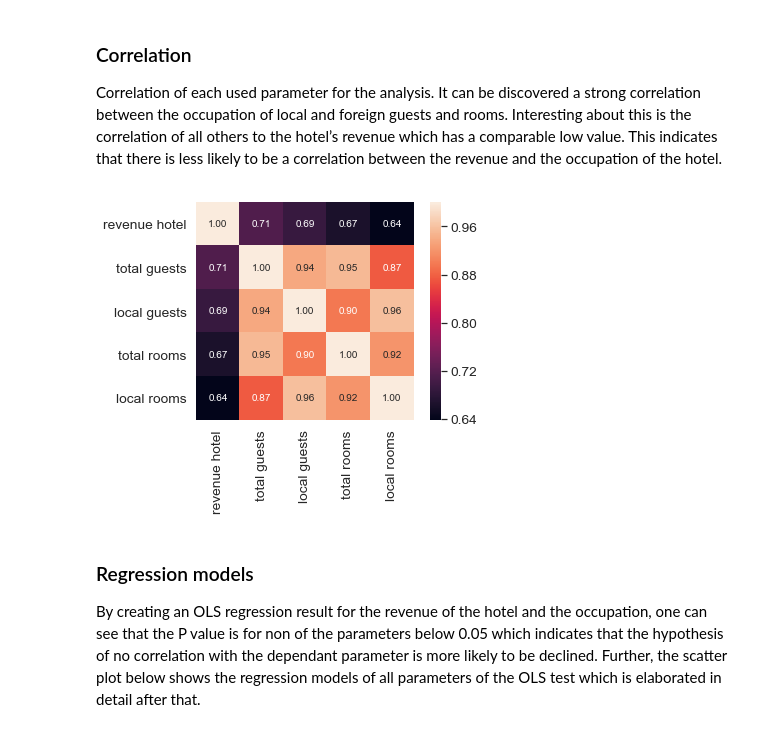
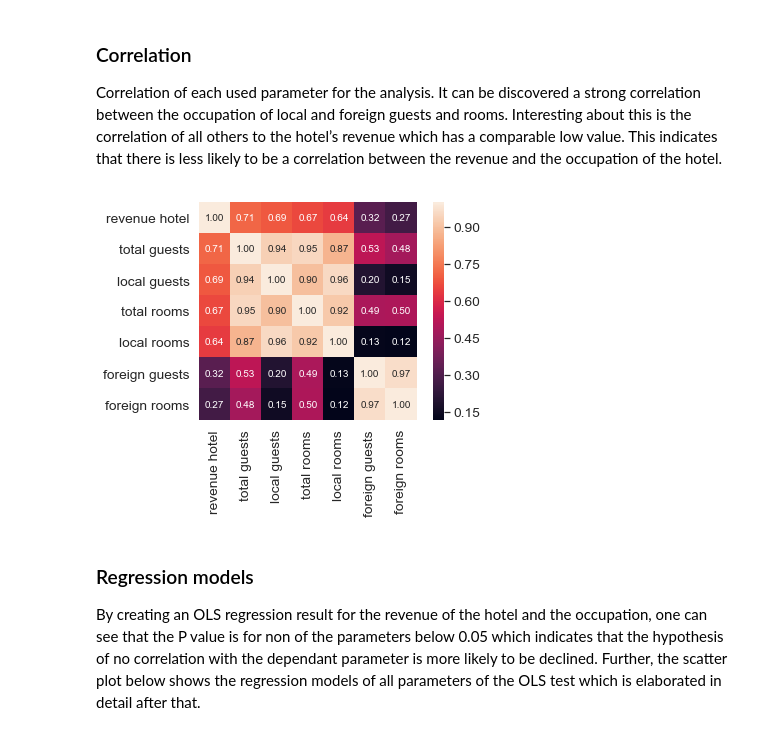
Before and after one commit to TeKraft/DS4HT-Final-Project, a Jupyter notebook: script/Project Time Series.ipynb, the cells around one changed output. Cells and saved outputs as stored; diff of their text form; code cells hidden in the pictures.

```diff
--- a/script/Project Time Series.ipynb
+++ b/script/Project Time Series.ipynb
@@ -210,18 +222,18 @@ plt.show()
 
 Correlation of each used parameter for the analysis. It can be discovered a strong correlation between the occupation of local and foreign guests and rooms. Interesting about this is the correlation of all others to the hotel’s revenue which has a comparable low value. This indicates that there is less likely to be a correlation between the revenue and the occupation of the hotel.
 # %%
-corrmat = df.corr()
-k = 5
+corrmat = df[['revenue hotel', 'total guests', 'local guests', 'foreign guests', 'total rooms', 'local rooms', 'foreign rooms']].corr()
+k = 7 # 11
 cols = corrmat.nlargest(k, 'revenue hotel')['revenue hotel'].index
 cm = np.corrcoef(df[cols].values.T)
 sns.set(font_scale=1.25)
 hm = sns.heatmap(cm, cbar=True, annot=True, square=True, fmt='.2f', annot_kws={'size': 10}, yticklabels=cols.values, xticklabels=cols.values)
 plt.show()
 
 #### into report
 # revenue is not that much likely dependent on number of guests or occupied rooms
 # %% [output]
-[figure, old version]
+[figure, new version]
 # %% [markdown]
 ### Regression models
 
```
Also changed, not shown: parts of 9 cells of this notebook.
